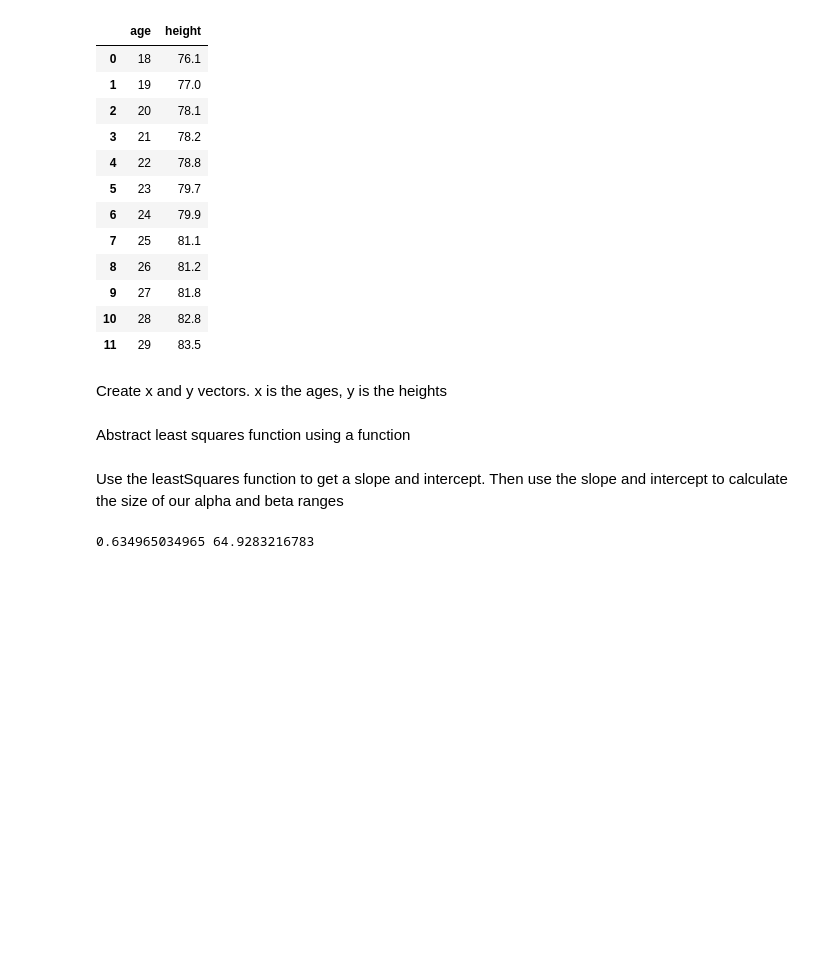
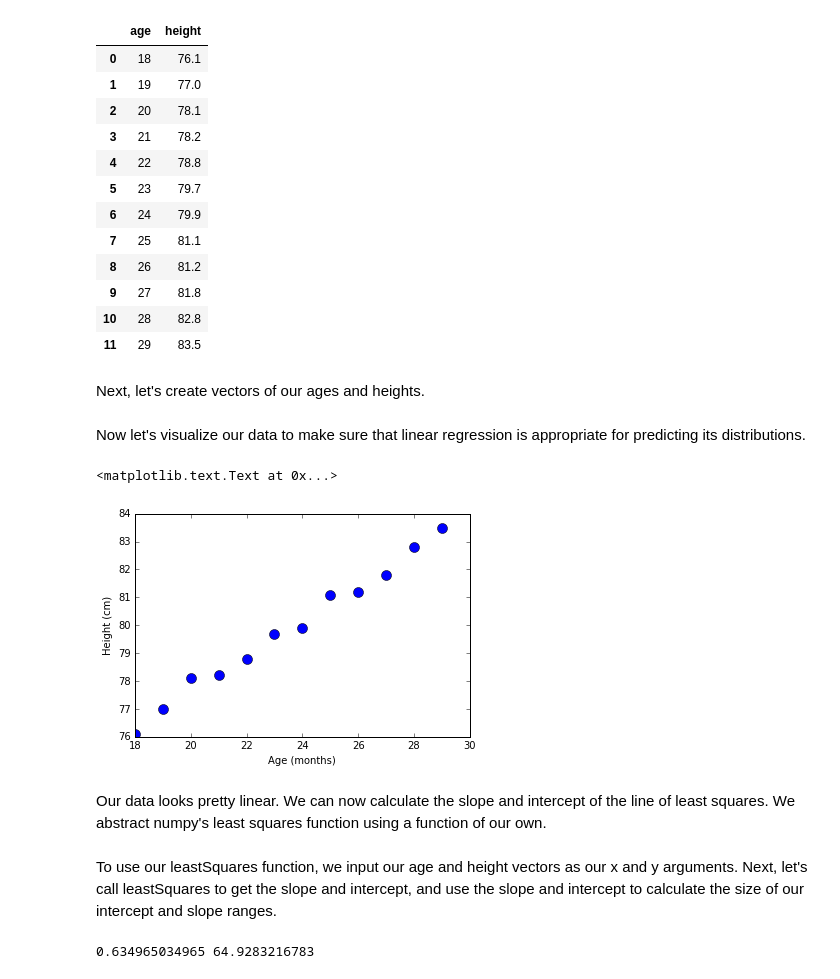
Before and after one commit to NathanYee/ThinkBayes2, a Jupyter notebook: bayesianLinearRegression/Final Report.ipynb, the cells around one changed output. Cells and saved outputs as stored; diff of their text form; code cells hidden in the pictures; blank space fills up the shorter version.

```diff
--- a/bayesianLinearRegression/Final Report.ipynb
+++ b/bayesianLinearRegression/Final Report.ipynb
@@ -39,13 +49,22 @@ df
 | 9 | 27 | 81.8 |
 | 10 | 28 | 82.8 |
 | 11 | 29 | 83.5 |
-# %% [markdown]
-Create x and y vectors. x is the ages, y is the heights
+# %% [markdown]
+Next, let's create vectors of our ages and heights.
 # %%
 ages = np.array(df['age'])
 heights = np.array(df['height'])
-# %% [markdown]
-Abstract least squares function using a function
+# %% [markdown]
+Now let's visualize our data to make sure that linear regression is appropriate for predicting its distributions.
+# %%
+plt.plot(ages, heights, 'o', label='Original data', markersize=10)
+plt.xlabel('Age (months)')
+plt.ylabel('Height (cm)')
+# %% [output]
+<matplotlib.text.Text at 0x...>
+[figure, added]
+# %% [markdown]
+Our data looks pretty linear. We can now calculate the slope and intercept of the line of least squares. We abstract numpy's least squares function using a function of our own.
 # %%
 def leastSquares(x, y):
     """
@@ -63,7 +82,7 @@ def leastSquares(x, y):
     slope, intercept = np.linalg.lstsq(A, y)[0]
     return slope, intercept
 # %% [markdown]
-Use the leastSquares function to get a slope and intercept. Then use the slope and intercept to calculate the size of our alpha and beta ranges
+To use our leastSquares function, we input our age and height vectors as our x and y arguments. Next, let's call leastSquares to get the slope and intercept, and use the slope and intercept to calculate the size of our intercept and slope ranges.
 # %%
 slope, intercept = leastSquares(ages, heights)
 print(slope, intercept)
```
Also changed, not shown: parts of 44 cells of this notebook, 4 other files.
